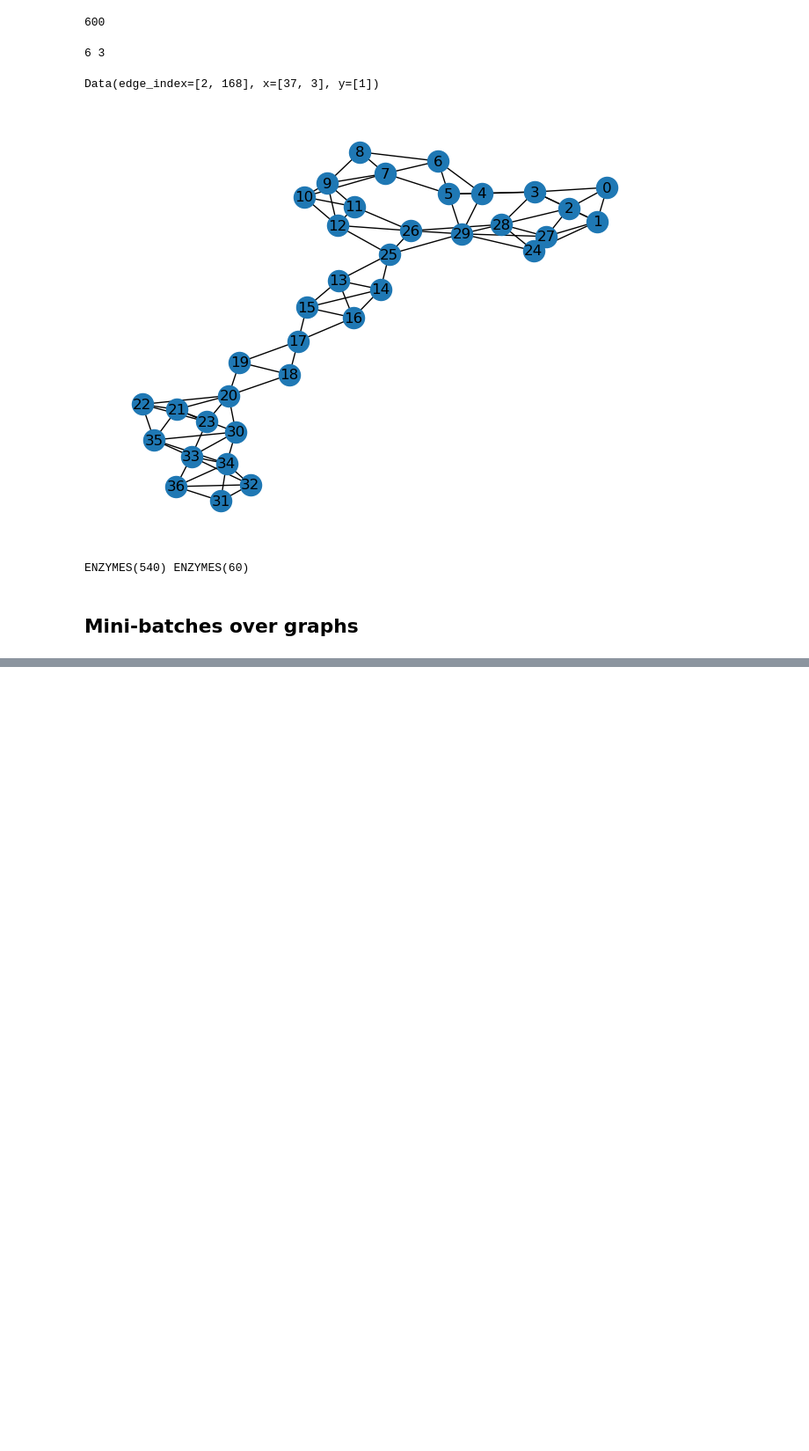
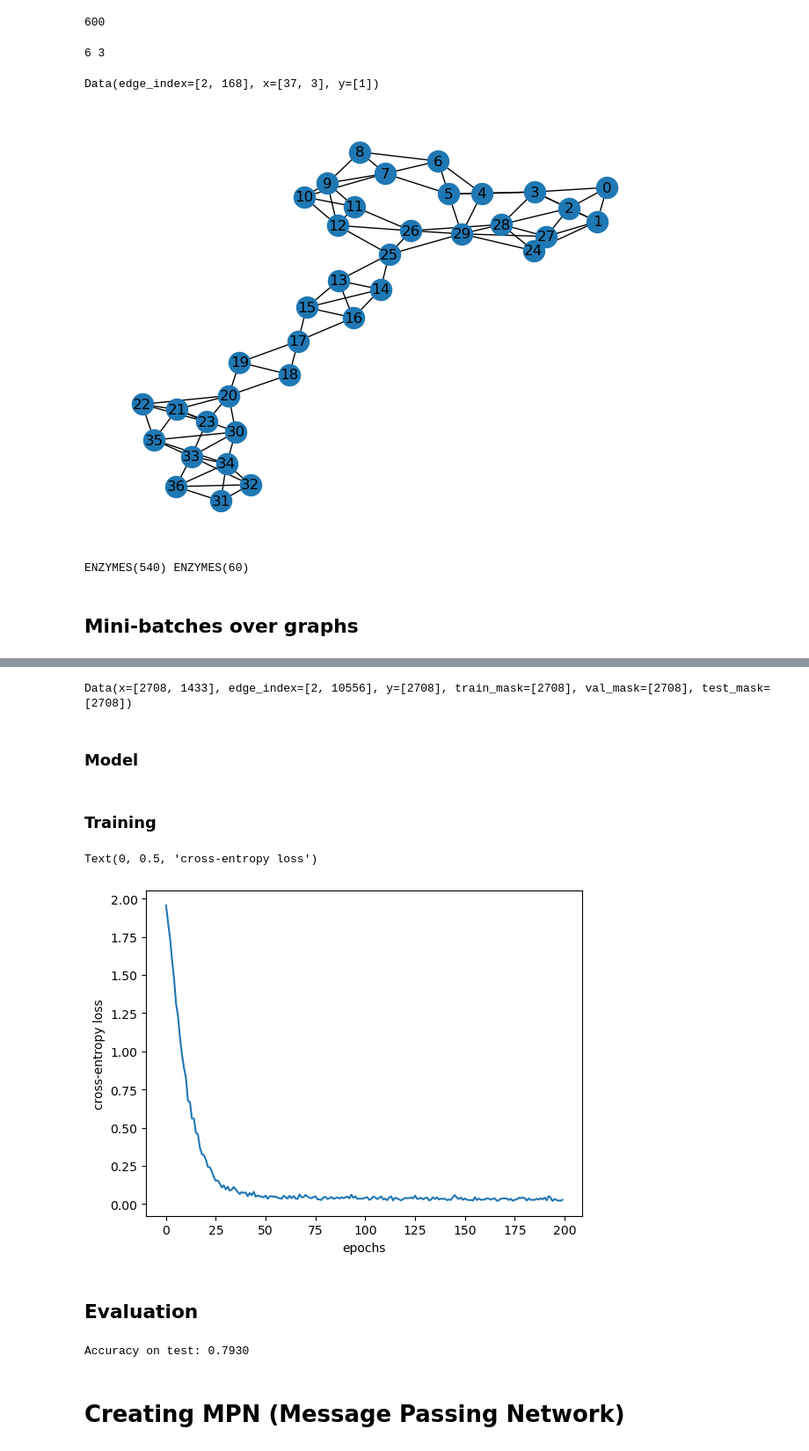
Before and after one commit to shredder67/vk-graphs-prep, a Jupyter notebook: experiment.ipynb, the cells around one changed output, grey strips where cells are left out. Shown: that part at 88% size. Drawn from its saved outputs; the diff is of its cells as text; code cells hidden in the pictures; blank space fills up the shorter version.

```diff
--- a/experiment.ipynb
+++ b/experiment.ipynb
@@ -101,0 +154,64 @@ ENZYMES(540) ENZYMES(60)
+# %%
+dataset[0] # data is all set up
+# %% [output]
+Data(x=[2708, 1433], edge_index=[2, 10556], y=[2708], train_mask=[2708], val_mask=[2708], test_mask=[2708])
+# %% [markdown]
+### Model
+# %%
+import torch
+import torch.nn.functional as F
+from torch_geometric.nn import GCNConv
+
+class GCN(torch.nn.Module):
+    def __init__(self):
+        super().__init__()
+        self.conv1 = GCNConv(dataset.num_node_features, 16)
+        self.conv2 = GCNConv(16, dataset.num_classes)
+
+    def forward(self, data):
+        x, edge_index = data.x, data.edge_index
+
+        x = self.conv1(x, edge_index)
+        x = F.relu(x)
+        x = F.dropout(x, training=self.training)
+        x = self.conv2(x, edge_index)
+
+        return F.log_softmax(x, dim=1)
+# %% [markdown]
+### Training
+# %%
+DEVICE = torch.device('cuda' if torch.cuda.is_available() else 'cpu')
+model = GCN().to(DEVICE)
+data = dataset[0].to(DEVICE)
+optimizer = torch.optim.Adam(model.parameters(), lr=1e-2, weight_decay=5e-4)
+
+model.train()
+loss_hist = []
+for epoch in range(200):
+    optimizer.zero_grad()
+    out = model(data)
+    loss = F.cross_entropy(out[data.train_mask], data.y[data.train_mask])
+    loss.backward()
+    optimizer.step()
+    loss_hist.append(loss.item())
+# %%
+import matplotlib.pyplot as plt
+
+plt.plot(loss_hist)
+plt.xlabel('epochs')
+plt.ylabel('cross-entropy loss')
+# %% [output]
+Text(0, 0.5, 'cross-entropy loss')
+[figure, added]
+# %% [markdown]
+## Evaluation
+# %%
+model.eval()
+pred = model(data).argmax(dim=1)
+correct = (pred[data.test_mask] == data.y[data.test_mask]).sum()
+acc = correct / data.test_mask.sum()
+print(f"Accuracy on test: {acc:.4f}")
+# %% [output]
+Accuracy on test: 0.7930
+# %% [markdown]
+# Creating MPN (Message Passing Network)
```
Also changed, not shown: parts of 26 cells of this notebook, 3 other files.
